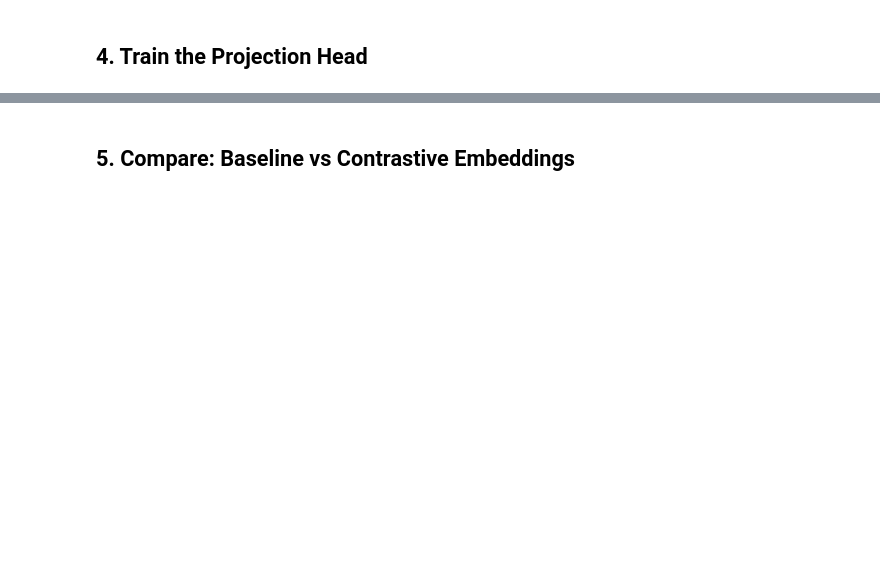
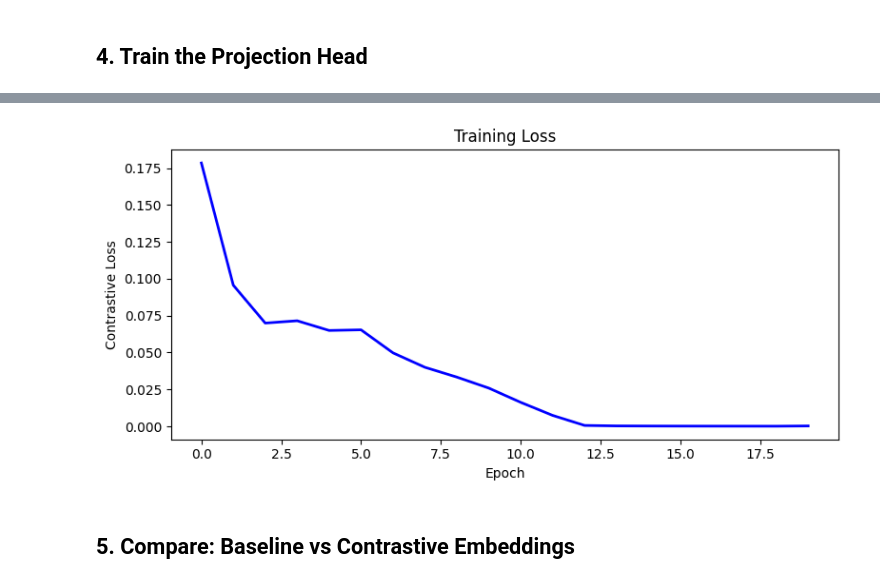
Before and after one commit to loftusa/TorchLeet, a Jupyter notebook: numerai/05-Contrastive-Financial-Embeddings/contrastive-financial-embeddings_SOLN.ipynb, the cells around one changed output, grey strips where cells are left out. Saved outputs shown, nothing was run; the diff lists cells and outputs as text; code cells hidden in the pictures; blank space fills up the shorter version.

```diff
--- a/numerai/05-Contrastive-Financial-Embeddings/contrastive-financial-embeddings_SOLN.ipynb
+++ b/numerai/05-Contrastive-Financial-Embeddings/contrastive-financial-embeddings_SOLN.ipynb
@@ -187,7 +258,9 @@ print("  - ContrastiveLoss: cosine similarity with margin")
 ## 4. Train the Projection Head
 # %%
 # Create dataset and dataloader
-dataset = ContrastivePairDataset(baseline_embeddings, df["quintile"].values, n_pairs=5000)
+dataset = ContrastivePairDataset(
+    baseline_embeddings, df["quintile"].values, n_pairs=5000
+)
 loader = DataLoader(dataset, batch_size=64, shuffle=True)
 
 # Initialize model
@@ -212,13 +285,14 @@ for epoch in range(20):
     avg_loss = epoch_loss / len(loader)
     losses.append(avg_loss)
     if (epoch + 1) % 5 == 0:
-        print(f"Epoch {epoch+1}/20, Loss: {avg_loss:.4f}")
+        print(f"Epoch {epoch + 1}/20, Loss: {avg_loss:.4f}")
 
 # Plot training loss
 fig, ax = plt.subplots(figsize=(8, 4))
-ax.plot(losses, 'b-', linewidth=2)
+ax.plot(losses, "b-", linewidth=2)
 ax.set_xlabel("Epoch")
 ax.set_ylabel("Contrastive Loss")
 ax.set_title("Training Loss")
 plt.tight_layout()
 plt.show()
+# %% [output]
@@ -225,3 +303,4 @@ plt.show()
+[figure, added]
 # %% [markdown]
 ## 5. Compare: Baseline vs Contrastive Embeddings
 # %%
```
Also changed, not shown: parts of 6 cells of this notebook, 15 other files.
